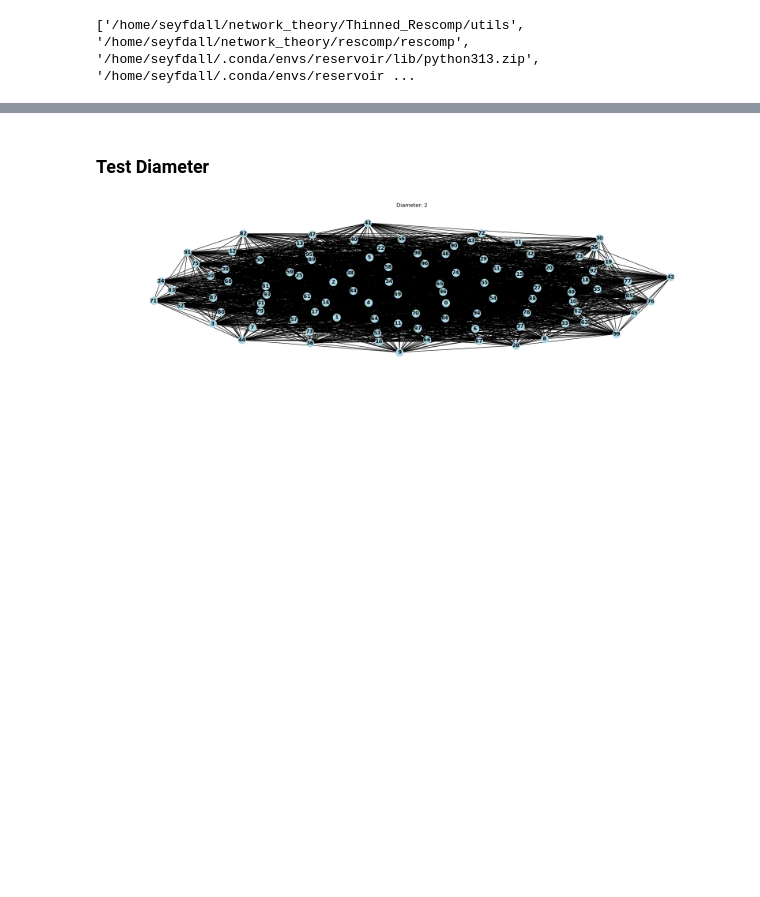
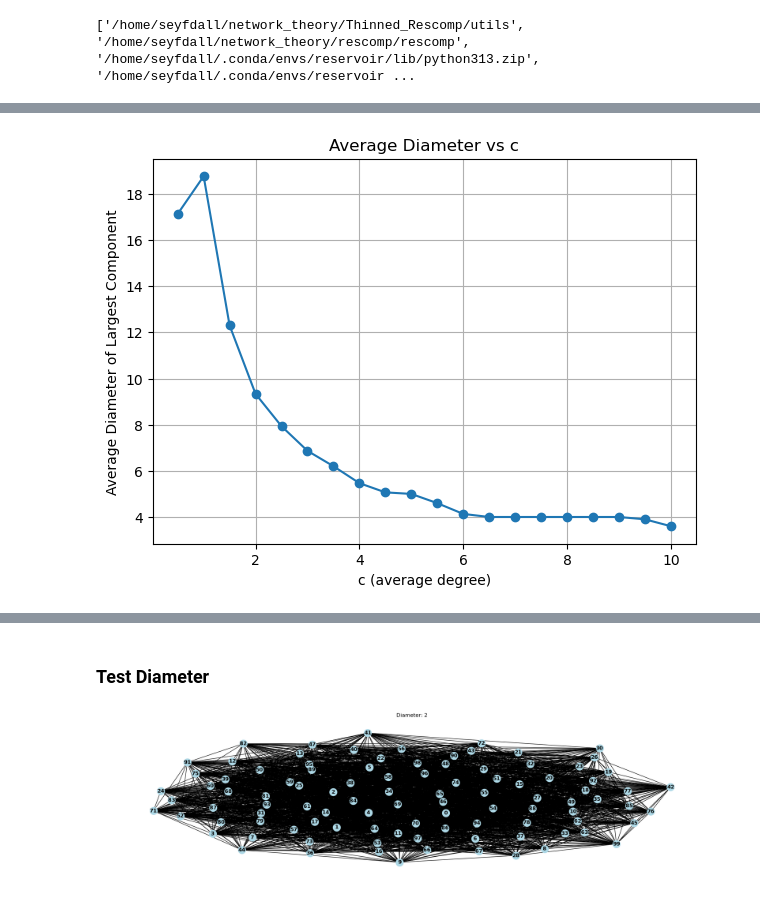
Before and after one commit to seyfdall/Thinned_Rescomp, a Jupyter notebook: scratch.ipynb, the cells around one changed output, grey strips where cells are left out. Saved outputs shown, nothing was run; the diff lists cells and outputs as text; code cells hidden in the pictures; blank space fills up the shorter version.

```diff
--- a/scratch.ipynb
+++ b/scratch.ipynb
@@ -41,0 +125,44 @@ array([1, 3, 6])
+# %%
+graphs = {}
+
+for c in c_values:
+    p = c / n
+    for _ in range(samples_per_c):
+        A = sparse.random(n,n, density=p, dtype=float, format="lil")
+        A = (A + A.T) / 2.
+        G = nx.from_scipy_sparse_array(A, create_using=nx.Graph, edge_attribute='weight')
+        if c not in graphs.keys():
+            graphs[c] = [G]
+        else:
+            graphs[c].append(G)
+# %%
+avg_diameters = []
+
+for c, graphs_for_c in graphs.items():
+    diameters = []
+
+    for G in graphs_for_c:
+        if G.number_of_edges() == 0:
+            continue
+
+        # Largest connected component
+        largest_cc = max(nx.connected_components(G), key=len)
+        H = G.subgraph(largest_cc)
+
+        # Diameter requires connectivity
+        if H.number_of_nodes() > 1:
+            diameters.append(nx.diameter(H))
+
+    avg_diameters.append((c, np.mean(diameters)))
+# %%
+c_vals, avg_diams = zip(*avg_diameters)
+
+plt.figure(figsize=(7, 5))
+plt.plot(c_vals, avg_diams, marker='o')
+plt.xlabel("c (average degree)")
+plt.ylabel("Average Diameter of Largest Component")
+plt.title("Average Diameter vs c")
+plt.grid(True)
+plt.show()
+# %% [output]
+[figure, added]
```
Also changed, not shown: parts of 13 cells of this notebook, 8 other files.
